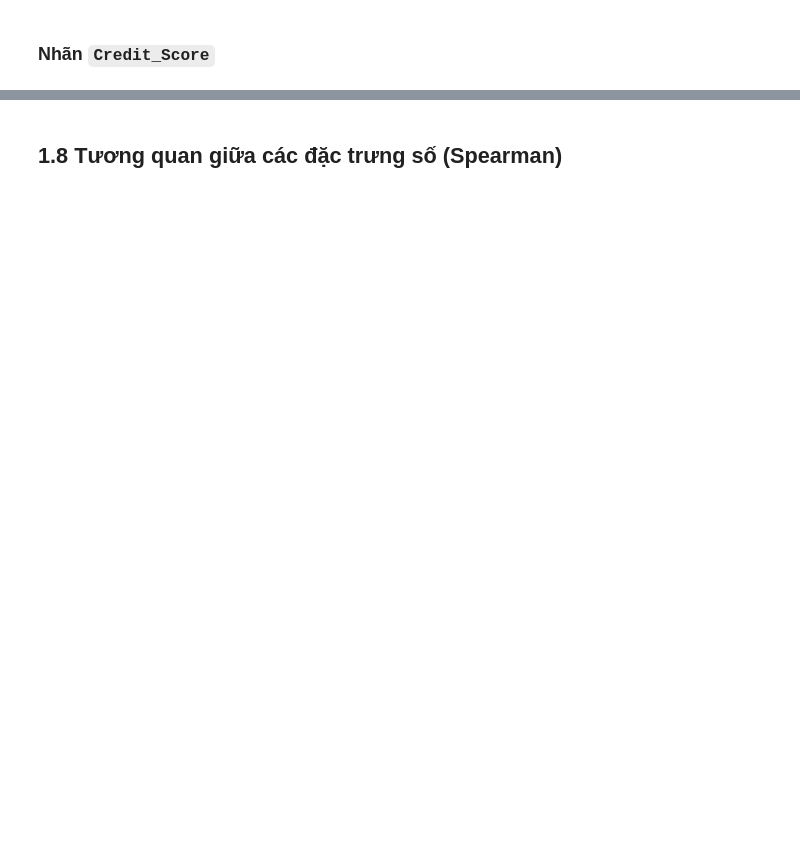
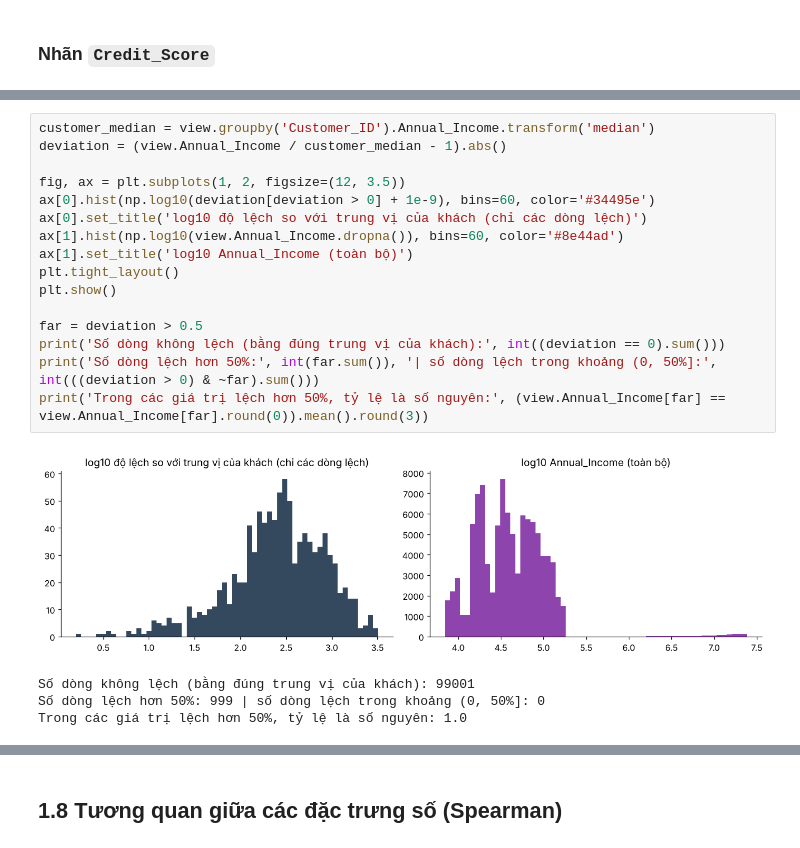
Before and after one commit to HaianhSp/credit-score-data-cleaning, a Jupyter notebook: notebooks/1_data_understanding_eda.ipynb, the cells around one changed output, grey strips where cells are left out. Drawn from its saved outputs; the diff is of its cells as text; blank space fills up the shorter version.

```diff
--- a/notebooks/1_data_understanding_eda.ipynb
+++ b/notebooks/1_data_understanding_eda.ipynb
@@ -697,0 +517,21 @@ ax[0].legend(title='Nhãn', fontsize=8); plt.tight_layout(); plt.show()
+# %%
+customer_median = view.groupby('Customer_ID').Annual_Income.transform('median')
+deviation = (view.Annual_Income / customer_median - 1).abs()
+
+fig, ax = plt.subplots(1, 2, figsize=(12, 3.5))
+ax[0].hist(np.log10(deviation[deviation > 0] + 1e-9), bins=60, color='#34495e')
+ax[0].set_title('log10 độ lệch so với trung vị của khách (chỉ các dòng lệch)')
+ax[1].hist(np.log10(view.Annual_Income.dropna()), bins=60, color='#8e44ad')
+ax[1].set_title('log10 Annual_Income (toàn bộ)')
+plt.tight_layout()
+plt.show()
+
+far = deviation > 0.5
+print('Số dòng không lệch (bằng đúng trung vị của khách):', int((deviation == 0).sum()))
+print('Số dòng lệch hơn 50%:', int(far.sum()), '| số dòng lệch trong khoảng (0, 50%]:', int(((deviation > 0) & ~far).sum()))
+print('Trong các giá trị lệch hơn 50%, tỷ lệ là số nguyên:', (view.Annual_Income[far] == view.Annual_Income[far].round(0)).mean().round(3))
+# %% [output]
+[figure, added]
+Số dòng không lệch (bằng đúng trung vị của khách): 99001
+Số dòng lệch hơn 50%: 999 | số dòng lệch trong khoảng (0, 50%]: 0
+Trong các giá trị lệch hơn 50%, tỷ lệ là số nguyên: 1.0
```
Also changed, not shown: parts of 123 cells of this notebook, 18 other files.
